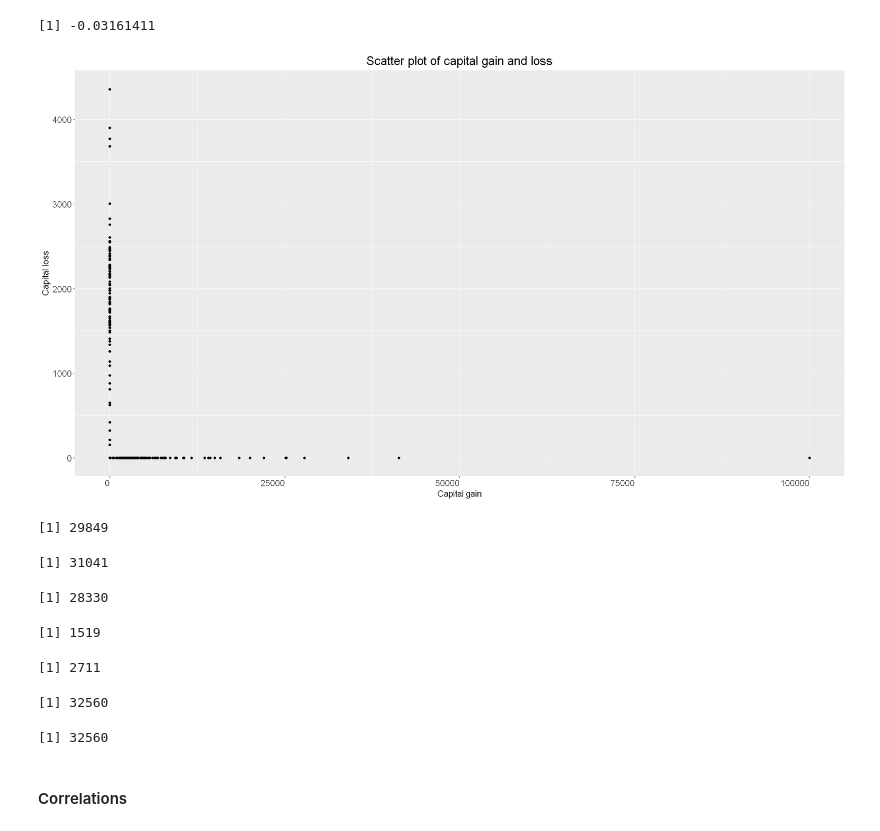
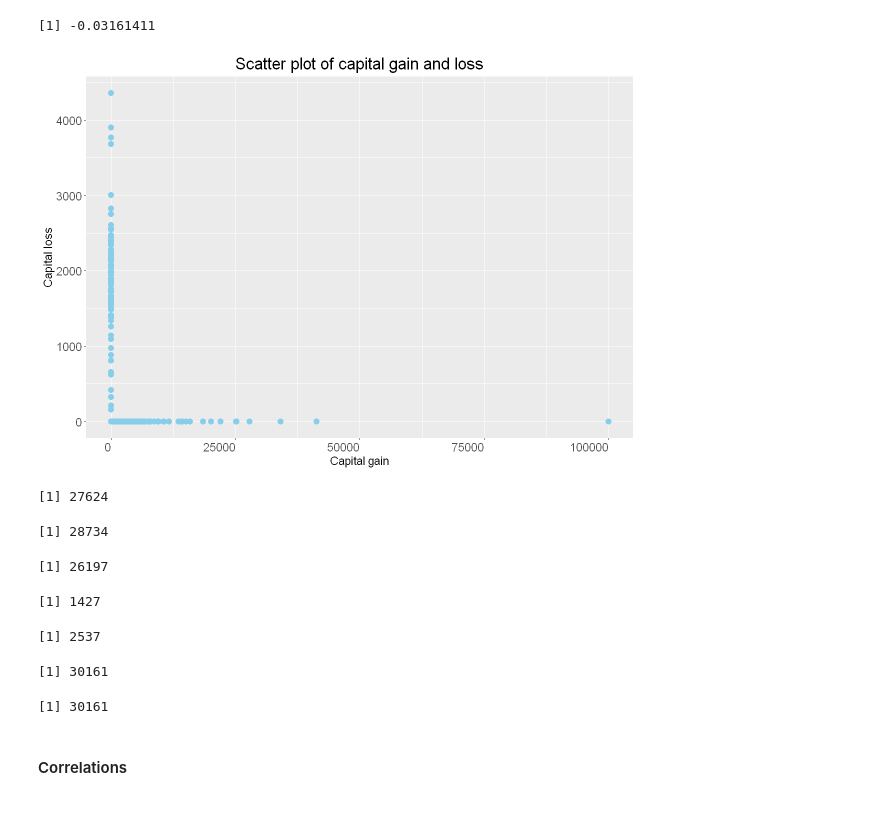
Before and after one commit to fiminka/Data-Mining-project, a Jupyter notebook: Project - first part.ipynb, the cells around one changed output. Saved outputs shown, nothing was run; the diff lists cells and outputs as text; code cells hidden in the pictures.

```diff
--- a/Project - first part.ipynb
+++ b/Project - first part.ipynb
@@ -631,6 +799,6 @@ for (i in 1:length(num_unique_values)) {
 # %%
-numerical_columns <- names(adult_data[sapply(adult_data, is.numeric)])
-factor_columns <- names(adult_data[sapply(adult_data, is.factor)])
+numerical_columns <- names(clean_data[sapply(clean_data, is.numeric)])
+factor_columns <- names(clean_data[sapply(clean_data, is.factor)])
 # %%
 #summary(adult_data[factor_columns])
 # %%
@@ -643,11 +811,11 @@ factor_columns <- names(adult_data[sapply(adult_data, is.factor)])
 #### Bar plots
 # %%
 bar_plots <- lapply(factor_columns, function(column) {
-    ggplot(adult_data, aes_string(x = column)) +
+    ggplot(clean_data, aes_string(x = column)) +
     geom_bar(fill='skyblue') +
     labs(title = column) +
     scale_y_continuous(breaks = pretty_breaks(n = 6)) +
-    theme(axis.text.x = element_text(angle = 45, hjust = 1, size=12),
+    theme(axis.text.x = element_text(angle = 45, hjust = 1, size=14),
           axis.text.y = element_text(size=14),
           axis.title.x = element_blank(),
           plot.title = element_text(hjust = 0.5, size=20))
@@ -678,7 +863,7 @@ mean(adult_data$native.country == 'United-States', na.rm = TRUE) * 100
 #### Histograms
 # %%
 histograms <- lapply(numerical_columns, function(column) {
-  ggplot(adult_data, aes_string(x = column)) +
+  ggplot(clean_data, aes_string(x = column)) +
     geom_histogram(bins = 30, fill = 'skyblue', color ='#476E7D', size = 0.6) +
     labs(title = column) +
     scale_y_continuous(breaks = pretty_breaks(n = 6)) +
@@ -697,7 +884,7 @@ plot_grid(plotlist = histograms, ncol = 2, align = "h")
 #### Boxplots
 # %%
 boxplots <- lapply(c('age', 'fnlwgt', 'hours.per.week'), function(column) {
-  ggplot(adult_data, aes_string(y = column)) +
+  ggplot(clean_data, aes_string(y = column)) +
     geom_boxplot(fill = "skyblue", color = "#476E7D") +
     labs(title = paste(column)) +
     scale_y_continuous(breaks = pretty_breaks(n = 10)) +
@@ -753,37 +946,40 @@ cor(adult_data$capital.gain, adult_data$capital.loss)
 # %% [output]
 [1] -0.03161411
 # %%
-ggplot(adult_data, aes(x = capital.gain, y = capital.loss)) +
-  geom_point() +
+options(repr.plot.width=10, repr.plot.height=7)
+capitals <- ggplot(clean_data, aes(x = capital.gain, y = capital.loss)) +
+  geom_point(color='skyblue', size = 3) +
   labs(x = "Capital gain", y = "Capital loss",
        title = "Scatter plot of capital gain and loss") +
   theme(axis.text = element_text(hjust = 1, size=14),
         axis.title = element_text(size=14),
         plot.title = element_text(hjust = 0.5, size=20))
+capitals
+ggsave("images/capitals.jpg", capitals, width = 15, height = 10, units = "in", dpi = 300)
 # %% [output]
-[figure, old version]
+[figure, new version]
 # %%
-sum(adult_data$capital.gain == 0)
-sum(adult_data$capital.loss == 0)
+sum(clean_data$capital.gain == 0)
+sum(clean_data$capital.loss == 0)
 # %% [output]
-[1] 29849
+[1] 27624
-[1] 31041
+[1] 28734
 # %%
-sum(adult_data$capital.gain == 0 & adult_data$capital.loss == 0)
+sum(clean_data$capital.gain == 0 & clean_data$capital.loss == 0)
 # %% [output]
-[1] 28330
+[1] 26197
 # %%
-sum(adult_data$capital.gain == 0 & adult_data$capital.loss > 0)
-sum(adult_data$capital.loss == 0 & adult_data$capital.gain > 0)
+sum(clean_data$capital.gain == 0 & clean_data$capital.loss > 0)
+sum(clean_data$capital.loss == 0 & clean_data$capital.gain > 0)
 # %% [output]
-[1] 1519
+[1] 1427
-[1] 2711
+[1] 2537
 # %%
-28330 + 1519 + 2711
-nrow(adult_data)
+26197+1427+2537
+nrow(clean_data)
 # %% [output]
-[1] 32560
+[1] 30161
-[1] 32560
+[1] 30161
 # %% [markdown]
 #### Correlations
 # %%
```
Also changed, not shown: parts of 37 cells of this notebook, 12 other files.
